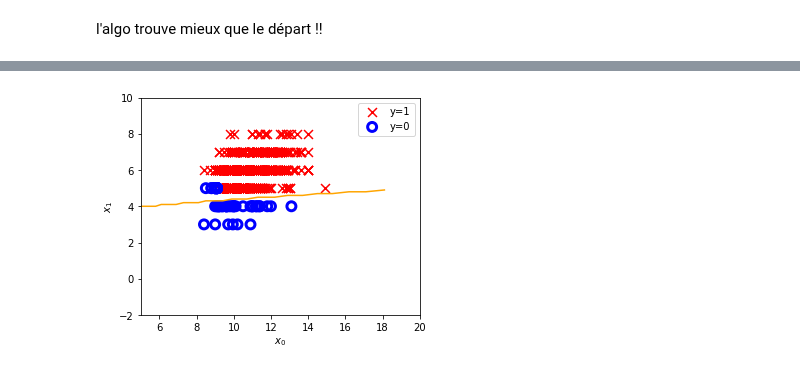
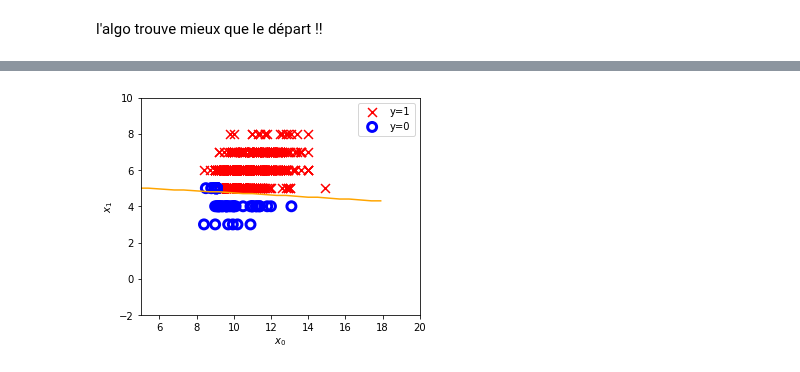
Before and after one commit to HenriS67/wineQualityPrediction, a Jupyter notebook: TPclassification.ipynb, the cells around one changed output, grey strips where cells are left out. Drawn from its saved outputs; the diff is of its cells as text; code cells hidden in the pictures.

```diff
--- a/TPclassification.ipynb
+++ b/TPclassification.ipynb
@@ -405,9 +405,9 @@ l'algo trouve mieux que le départ !!
 xf_over=[]
 for loop in range(len(x)):
     xf_over.append([x[loop,0],
-                   x[loop,1],
-                   x[loop,1]*x[loop,1],
-                   x[loop,1]*x[loop,1]*x[loop,1]])
+                   x[loop,1]*x[loop,1]])
+                   #,x[loop,1]*x[loop,1]
+                   #,x[loop,1]*x[loop,1]*x[loop,1]])
 
 
 xf=np.array(xf_over)
@@ -415,9 +415,9 @@ xf=np.array(xf_over)
 print(xf)
 print(y)
 #[ 0.23659362 -0.02297259 -0.02835452  0.31405396], b:-36.00813467616476
-w_tmp  = np.array([ 0,0,0,0])
-b_tmp  = 0
-alph = 0.01
+w_tmp  = np.array([ 0,0])
+b_tmp  = -36
+alph = 0.1
 iters = 2000
 
 w_out, b_out, _ = gradient_descent(xf, y, w_tmp, b_tmp, alph, iters)
@@ -436,32 +457,32 @@ while(0<=i<=18):
     while(2<=j<=9):
         j+=0.1
         f=b_out
         f+=i*w_out[0]
-        f+=j*w_out[1]
+        f+=j*j*w_out[1]
         #f+=j*j*w_out[2]
         #f+=j*j*j*w_out[3]
 
         if(-0.2<=f<=0.2):
         #print(i)
             xlab.append(i)
             ylab.append(j)
 
 #print(len(xlab))
 #f=x1*w_out[1]
 #f+=np.power(x1,2)*w_out[2]
 #f+=np.power(x1,3)*w_out[3]
 #f+=b_out
 
 x0=-f/w_out[0]
 fig,ax = plt.subplots(1,1,figsize=(5,4))
 
 #ax.plot(x0,x1, c="y")
 ax.plot(xlab,ylab,c="orange")
 ax.axis([5,20,-2,10])
 
 plot_data(x,y,ax)
 ax.set_ylabel(r'$x_1$')
 ax.set_xlabel(r'$x_0$')
 plt.show()
 # %% [output]
-[figure, old version]
+[figure, new version]
```
Also changed, not shown: parts of 1 cell of this notebook.
